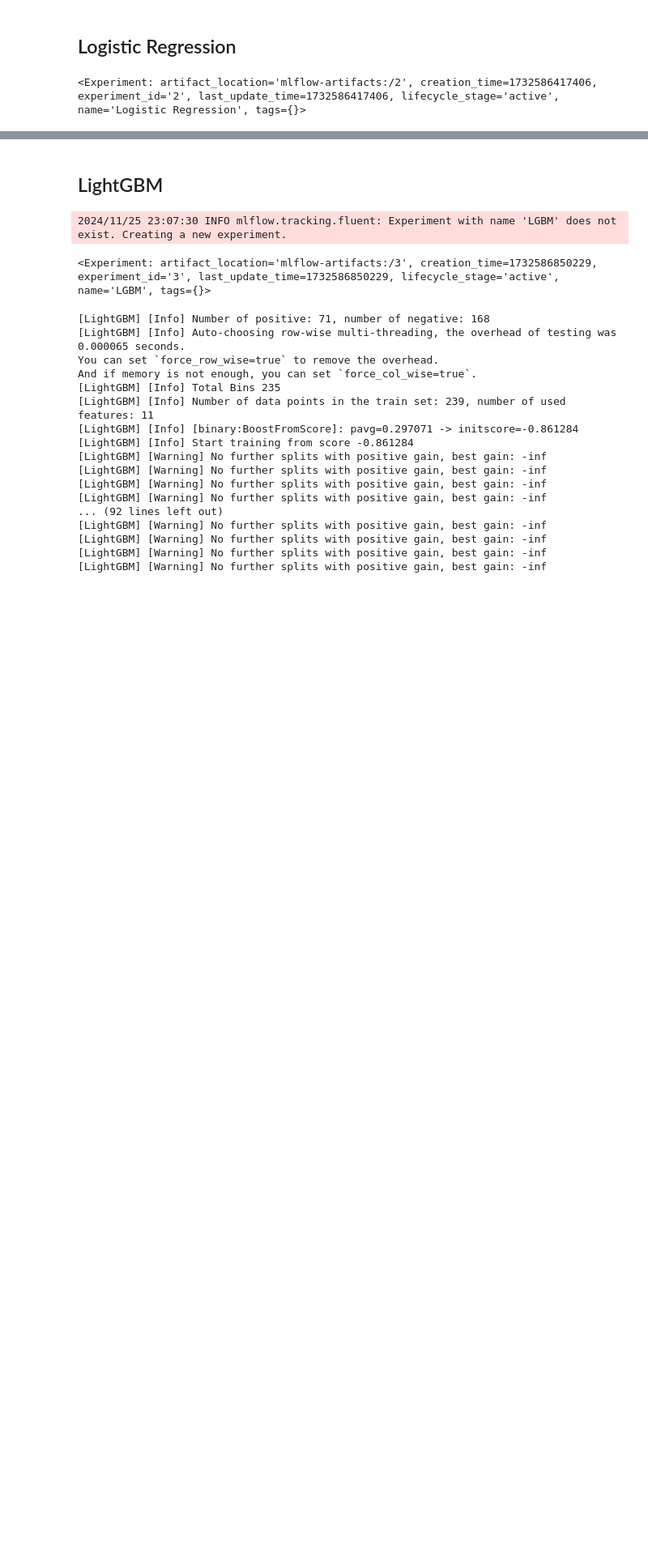
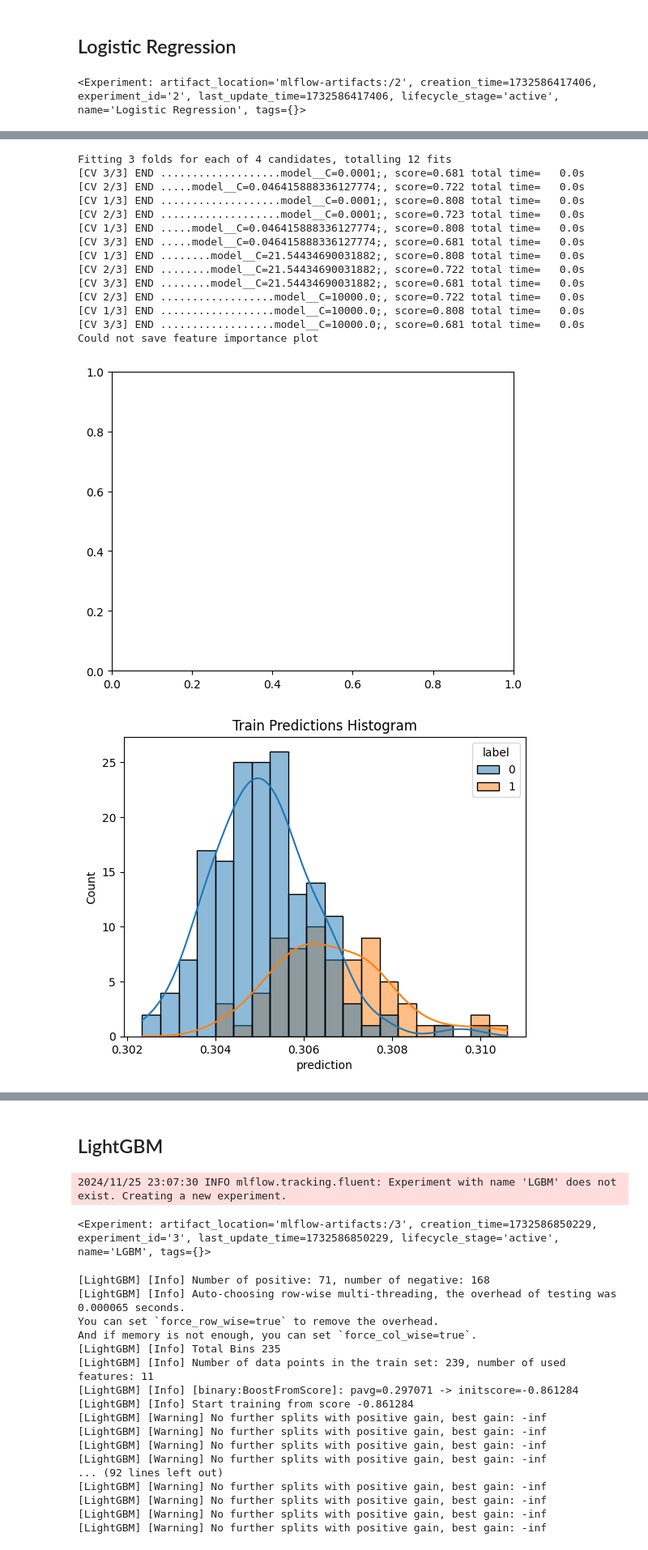
Before and after one commit to vinic011/heart-failure, a Jupyter notebook: train.ipynb, the cells around one changed output, grey strips where cells are left out. Shown at 81% size. Cells and saved outputs as stored; diff of their text form; code cells hidden in the pictures; blank space fills up the shorter version.

```diff
--- a/train.ipynb
+++ b/train.ipynb
@@ -219,0 +273,52 @@ Could not save feature importance plot
+# %%
+from sklearn.linear_model import LogisticRegression
+
+
+run_name = "Logistic Regression W Scaler and log grid space and 10k it"
+
+pipeline = Pipeline(
+    [
+        ("scaler", StandardScaler()),
+        (
+            "model",
+            LogisticRegression(max_iter=10000, random_state=RANDOM_STATE, tol=0.1),
+        ),
+    ]
+)
+
+param_grid = {
+    # "pca__n_components": [5, 15, 30, 45, 60],
+    "model__C": np.logspace(-4, 4, 4),
+}
+
+grid_search = GridSearchCV(
+    pipeline, param_grid, cv=3, scoring="roc_auc", n_jobs=-1, verbose=3
+)
+with mlflow.start_run(run_name=run_name) as run:
+    grid_search.fit(X_train, y_train)
+    save_to_mlflow(
+        pipeline=grid_search.best_estimator_,
+        X_train=X_train,
+        X_test=X_test,
+        y_train=y_train,
+        y_test=y_test,
+        run=run,
+        experiment_metadata=param_grid,
+    )
+# %% [output]
+Fitting 3 folds for each of 4 candidates, totalling 12 fits
+[CV 3/3] END ...................model__C=0.0001;, score=0.681 total time=   0.0s
+[CV 2/3] END .....model__C=0.046415888336127774;, score=0.722 total time=   0.0s
+[CV 1/3] END ...................model__C=0.0001;, score=0.808 total time=   0.0s
+[CV 2/3] END ...................model__C=0.0001;, score=0.723 total time=   0.0s
+[CV 1/3] END .....model__C=0.046415888336127774;, score=0.808 total time=   0.0s
+[CV 3/3] END .....model__C=0.046415888336127774;, score=0.681 total time=   0.0s
+[CV 1/3] END ........model__C=21.54434690031882;, score=0.808 total time=   0.0s
+[CV 2/3] END ........model__C=21.54434690031882;, score=0.722 total time=   0.0s
+[CV 3/3] END ........model__C=21.54434690031882;, score=0.681 total time=   0.0s
+[CV 2/3] END ..................model__C=10000.0;, score=0.722 total time=   0.0s
+[CV 1/3] END ..................model__C=10000.0;, score=0.808 total time=   0.0s
+[CV 3/3] END ..................model__C=10000.0;, score=0.681 total time=   0.0s
+Could not save feature importance plot
+[figure, added]
+[figure, added]
```
Also changed, not shown: parts of 9 cells of this notebook, 2 other files.
